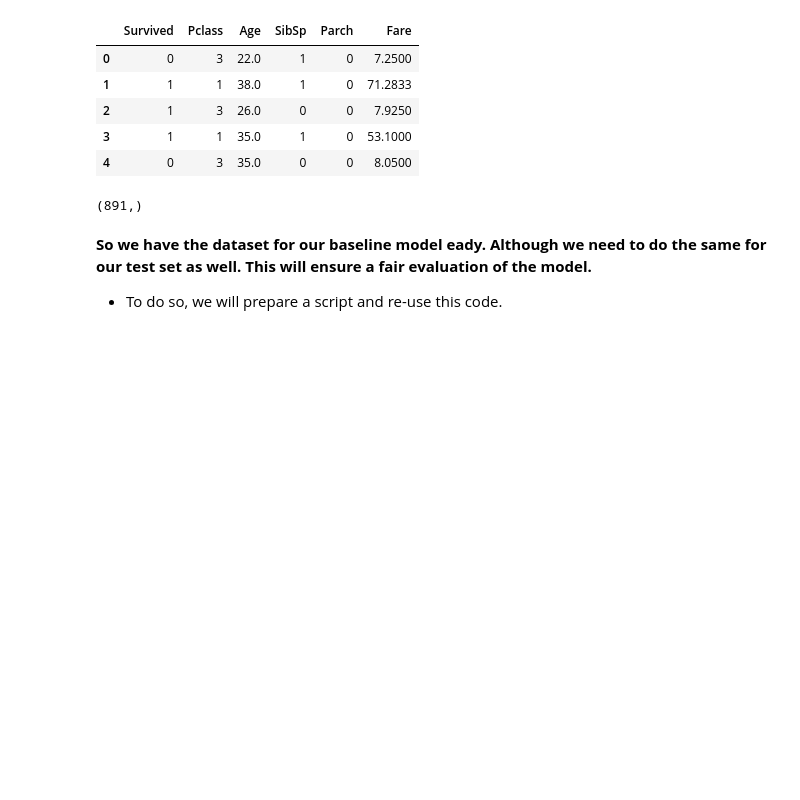
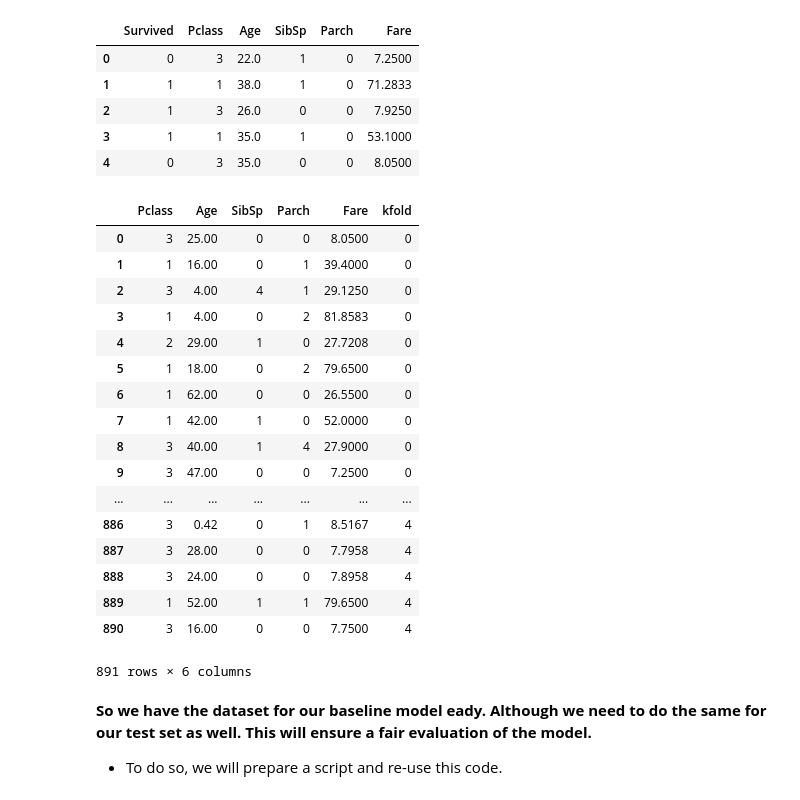
Before and after one commit to debajyoti94/MyHeartWillNotGoOn, a Jupyter notebook: notebooks/Titanic_EDA.ipynb, the cells around one changed output. Cells and saved outputs as stored; diff of their text form; code cells hidden in the pictures; blank space fills up the shorter version.

Commit message:
Interpreting test set values.

```diff
--- a/notebooks/Titanic_EDA.ipynb
+++ b/notebooks/Titanic_EDA.ipynb
@@ -266,9 +266,43 @@ clean_titanic_train_set.head()
 | 4 | 0 | 3 | 35.0 | 0 | 0 | 8.0500 |
 # %%
 X_train_titanic = clean_titanic_train_set.drop('Survived',
-                                axis=1,inplace=False).values
-y_train_titanic = clean_titanic_train_set['Survived'].values
+                                axis=1,inplace=False)
+y_train_titanic = clean_titanic_train_set['Survived']
-# %%
-y_train_titanic.shape
-# %% [output]
-(891,)
+# %%
+# playing around with stratified kfold cross validation
+from sklearn import model_selection
+
+X_train_titanic['kfold'] = -1
+X_train_titanic = X_train_titanic.sample(frac=1).reset_index(drop=True)
+
+y_train_titanic_arr = y_train_titanic.values
+
+kf = model_selection.StratifiedKFold(n_splits=5)
+
+for f, (t_,v_) in enumerate(kf.split(X=X_train_titanic, y=y_train_titanic_arr)):
+
+#     print("---")
+#     print(f,t_,v_)
+    X_train_titanic.loc[v_,'kfold'] = f
+#     break
+# %%
+X_train_titanic
+# %% [output]
+|  | Pclass | Age | SibSp | Parch | Fare | kfold |
+| 0 | 3 | 25.00 | 0 | 0 | 8.0500 | 0 |
+| 1 | 1 | 16.00 | 0 | 1 | 39.4000 | 0 |
+| 2 | 3 | 4.00 | 4 | 1 | 29.1250 | 0 |
+| 3 | 1 | 4.00 | 0 | 2 | 81.8583 | 0 |
+| 4 | 2 | 29.00 | 1 | 0 | 27.7208 | 0 |
+| 5 | 1 | 18.00 | 0 | 2 | 79.6500 | 0 |
+| 6 | 1 | 62.00 | 0 | 0 | 26.5500 | 0 |
+| 7 | 1 | 42.00 | 1 | 0 | 52.0000 | 0 |
+| 8 | 3 | 40.00 | 1 | 4 | 27.9000 | 0 |
+| 9 | 3 | 47.00 | 0 | 0 | 7.2500 | 0 |
+| ... | ... | ... | ... | ... | ... | ... |
+| 886 | 3 | 0.42 | 0 | 1 | 8.5167 | 4 |
+| 887 | 3 | 28.00 | 0 | 0 | 7.7958 | 4 |
+| 888 | 3 | 24.00 | 0 | 0 | 7.8958 | 4 |
+| 889 | 1 | 52.00 | 1 | 1 | 79.6500 | 4 |
+| 890 | 3 | 16.00 | 0 | 0 | 7.7500 | 4 |
+891 rows × 6 columns
```
Also changed, not shown: parts of 2 cells of this notebook.
